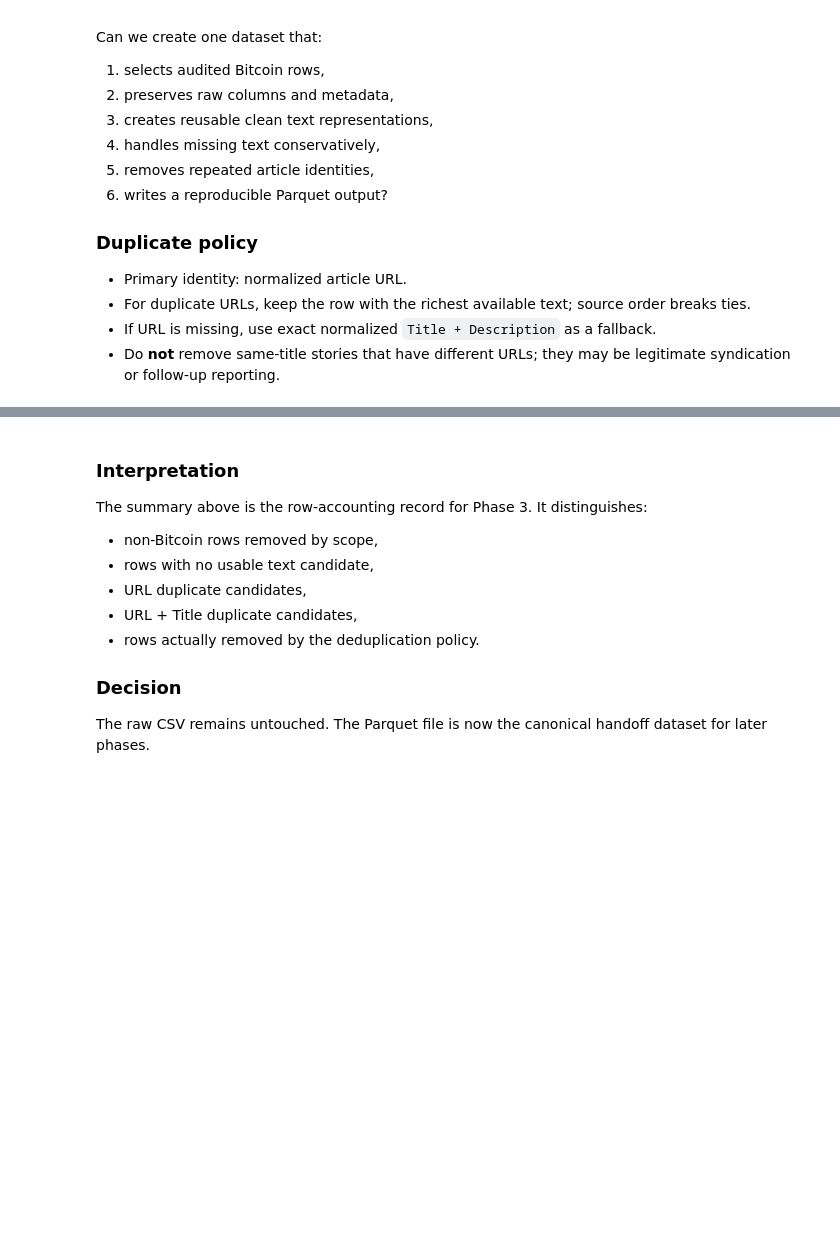
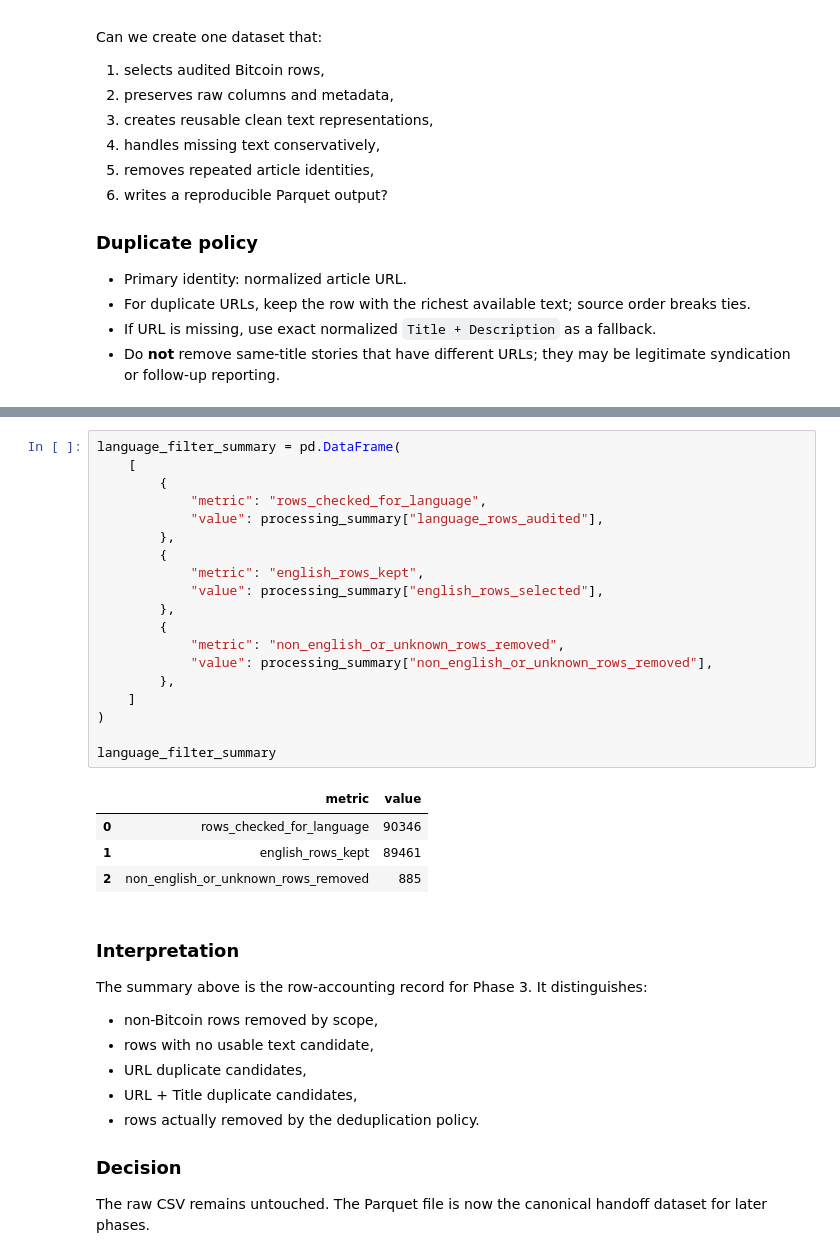
Before and after one commit to sepehrpg/financial-nlp-for-crypto, a Jupyter notebook: 3_text_preprocessing/notebooks/03_text_preprocessing.ipynb, the cells around one changed output, grey strips where cells are left out. Cells and saved outputs as stored; diff of their text form; blank space fills up the shorter version.

```diff
--- a/3_text_preprocessing/notebooks/03_text_preprocessing.ipynb
+++ b/3_text_preprocessing/notebooks/03_text_preprocessing.ipynb
@@ -358,3 +425,27 @@ pd.DataFrame(
+# %%
+language_filter_summary = pd.DataFrame(
+    [
+        {
+            "metric": "rows_checked_for_language",
+            "value": processing_summary["language_rows_audited"],
+        },
+        {
+            "metric": "english_rows_kept",
+            "value": processing_summary["english_rows_selected"],
+        },
+        {
+            "metric": "non_english_or_unknown_rows_removed",
+            "value": processing_summary["non_english_or_unknown_rows_removed"],
+        },
+    ]
+)
+
+language_filter_summary
+# %% [output]
+|  | metric | value |
+| 0 | rows_checked_for_language | 90346 |
+| 1 | english_rows_kept | 89461 |
+| 2 | non_english_or_unknown_rows_removed | 885 |
 # %% [markdown]
 ### Interpretation
 
```
Also changed, not shown: parts of 6 cells of this notebook, 24 other files.
